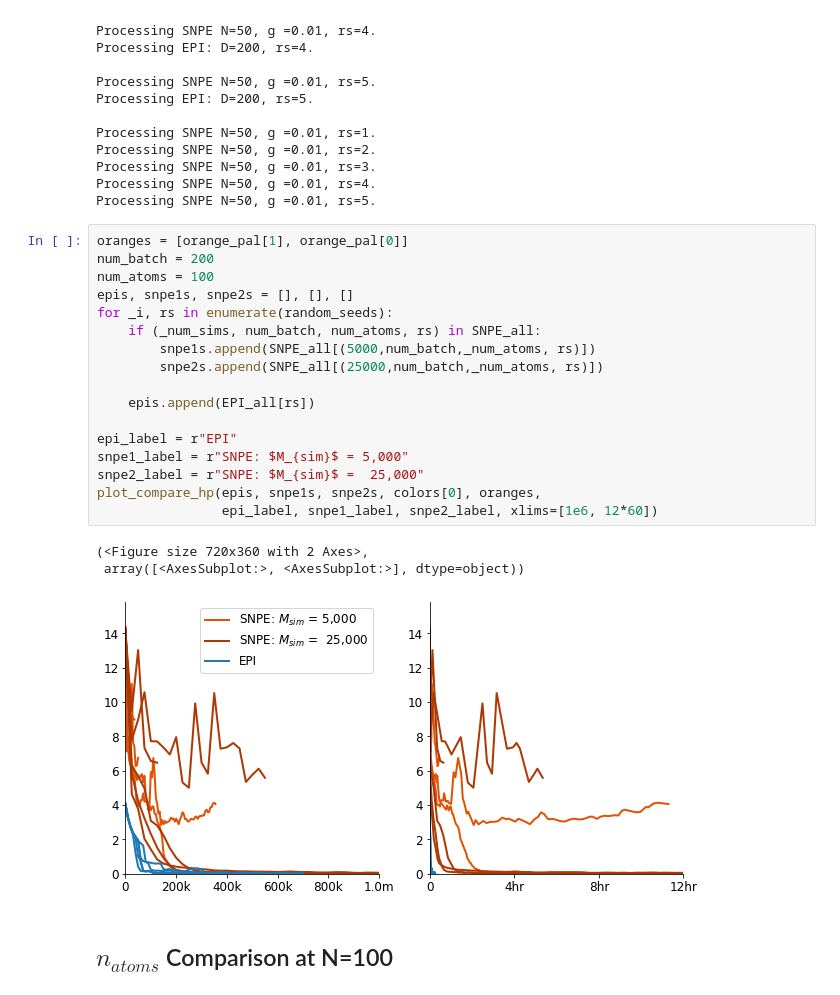
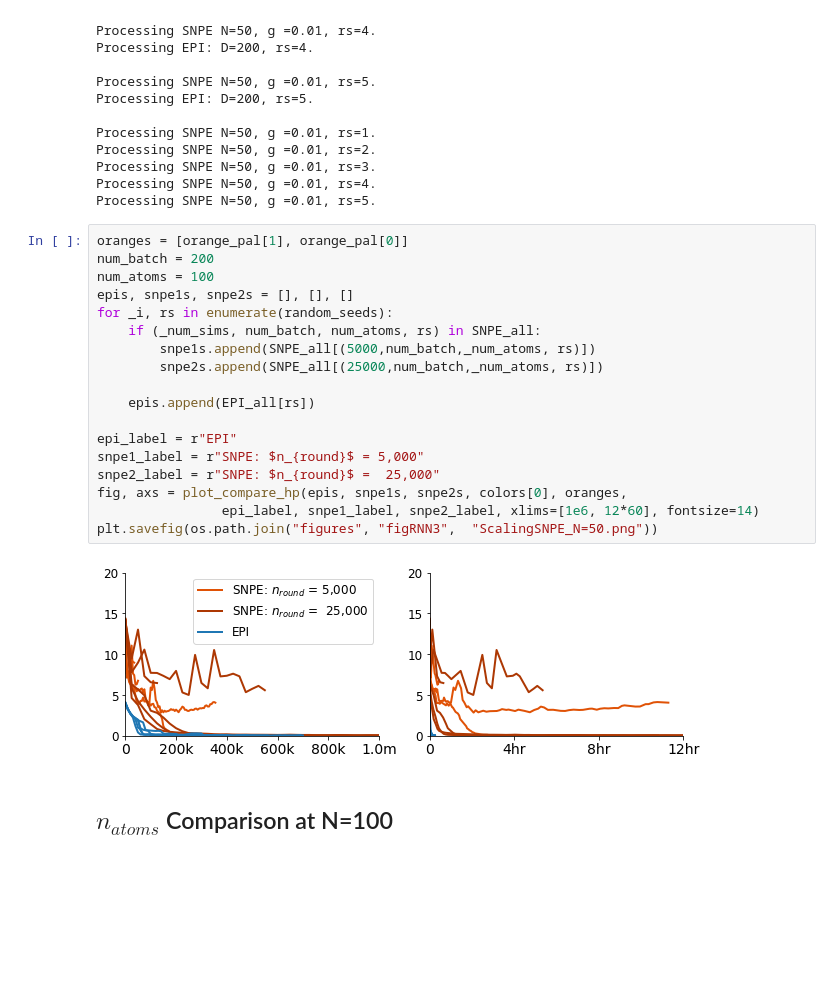
Before and after one commit to cunningham-lab/epi, a Jupyter notebook: notebooks/RNN/AnalyzeRNNSupp3.ipynb, the cells around one changed output. Drawn from its saved outputs; the diff is of its cells as text; blank space fills up the shorter version.

Commit message:
refined LRRNN plots

```diff
--- a/notebooks/RNN/AnalyzeRNNSupp3.ipynb
+++ b/notebooks/RNN/AnalyzeRNNSupp3.ipynb
@@ -101,24 +101,23 @@ Processing SNPE N=50, g =0.01, rs=5.
 # %%
 oranges = [orange_pal[1], orange_pal[0]]
 num_batch = 200
 num_atoms = 100
 epis, snpe1s, snpe2s = [], [], []
 for _i, rs in enumerate(random_seeds):
     if (_num_sims, num_batch, num_atoms, rs) in SNPE_all:
         snpe1s.append(SNPE_all[(5000,num_batch,_num_atoms, rs)])
         snpe2s.append(SNPE_all[(25000,num_batch,_num_atoms, rs)])
 
     epis.append(EPI_all[rs])
 
 epi_label = r"EPI"
-snpe1_label = r"SNPE: $M_{sim}$ = 5,000"
-snpe2_label = r"SNPE: $M_{sim}$ =  25,000"
-plot_compare_hp(epis, snpe1s, snpe2s, colors[0], oranges,
-                epi_label, snpe1_label, snpe2_label, xlims=[1e6, 12*60])
+snpe1_label = r"SNPE: $n_{round}$ = 5,000"
+snpe2_label = r"SNPE: $n_{round}$ =  25,000"
+fig, axs = plot_compare_hp(epis, snpe1s, snpe2s, colors[0], oranges,
+                epi_label, snpe1_label, snpe2_label, xlims=[1e6, 12*60], fontsize=14)
+plt.savefig(os.path.join("figures", "figRNN3",  "ScalingSNPE_N=50.png"))
 # %% [output]
-(<Figure size 720x360 with 2 Axes>,
- array([<AxesSubplot:>, <AxesSubplot:>], dtype=object))
-[figure, old version]
+[figure, new version]
 # %% [markdown]
 ## $n_{atoms}$ Comparison at N=100
 # %%
```
Also changed, not shown: parts of 2 cells of this notebook, 4 other files.
